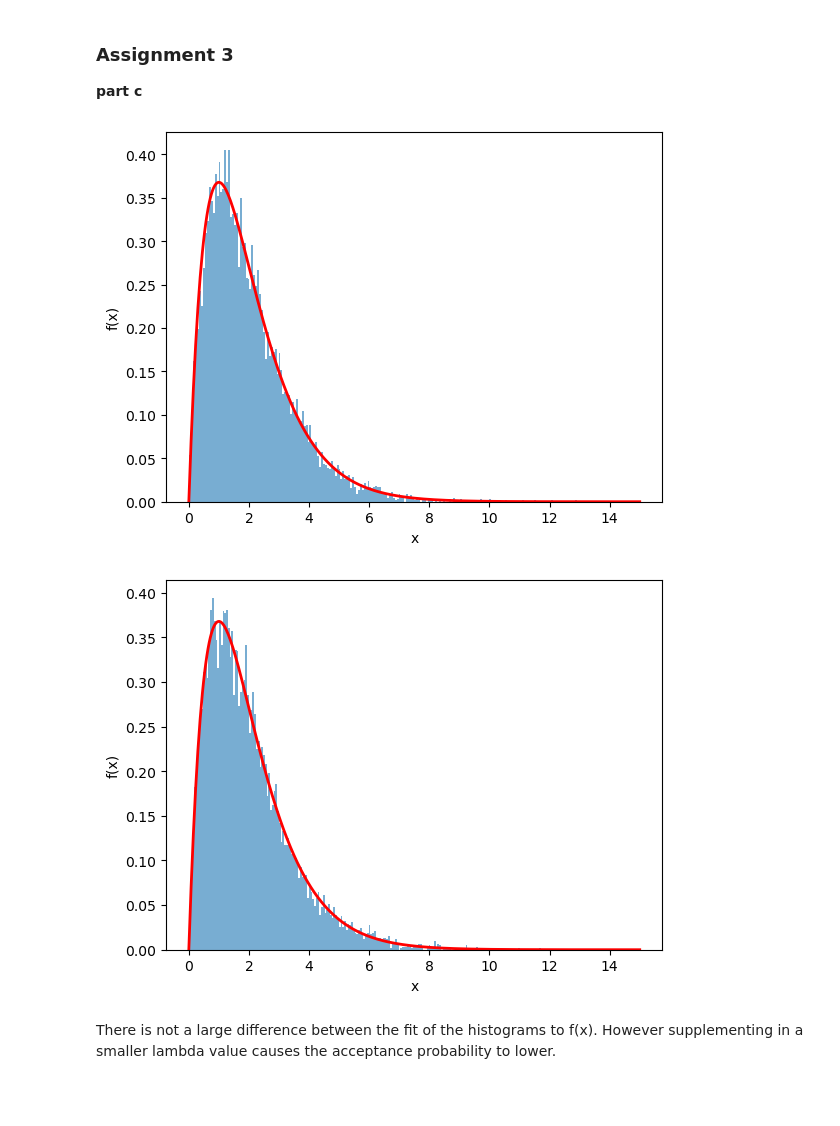
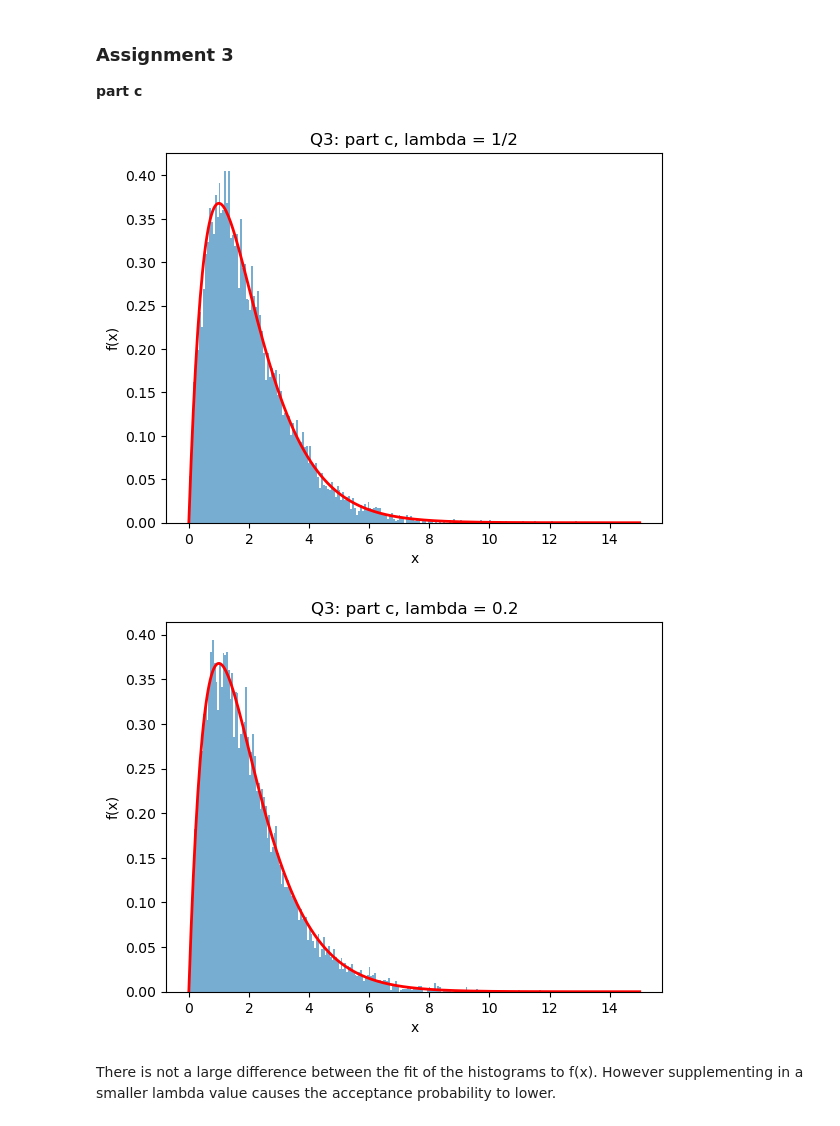
Before and after one commit to filippa-mudsam/Markov2026, a Jupyter notebook: HW2_problem5.ipynb, the cells around one changed output. Saved outputs shown, nothing was run; the diff lists cells and outputs as text; code cells hidden in the pictures; blank space fills up the shorter version.

```diff
--- a/HW2_problem5.ipynb
+++ b/HW2_problem5.ipynb
@@ -15,34 +15,37 @@ def run_accept_reject(lam, c, N, seed=0):
     n_proposed = 0
 
     while n_accepted < N:
         U1 = rng.uniform(0, 1)
         X = -np.log(1 - U1) / lam
         fX = X * np.exp(-X)
         gX = lam * np.exp(-lam * X)
         U2 = rng.uniform(0, 1)
         n_proposed += 1
         if U2 <= fX / (c * gX):
             samples[n_accepted] = X
             n_accepted += 1
 
     return samples, n_accepted/n_proposed
 
 lam = 0.5
 c = 4/np.e
 N = 10**4
 
 samples, acc_frac = run_accept_reject(lam, c, N)
 
 x = np.linspace(0, 15, 400)
 f = x * np.exp(-x)
 
+
+
 plt.hist(samples, bins=200, density=True, alpha=0.6, label='Empirical pdf')
 plt.plot(x, f, 'r-', linewidth=2, label='True Gamma(2,1) density')
 plt.xlabel('x')
 plt.ylabel('f(x)')
+plt.title('Q3: part c, lambda = 1/2')
 plt.show()
 # %% [output]
-[figure, old version]
+[figure, new version]
 # %%
 lam = 0.2
 c = 1/(0.16)*np.e
@@ -57,9 +60,10 @@ plt.hist(samples, bins=200, density=True, alpha=0.6, label='Empirical pdf')
 plt.plot(x, f, 'r-', linewidth=2, label='True Gamma(2,1) density')
 plt.xlabel('x')
 plt.ylabel('f(x)')
+plt.title('Q3: part c, lambda = 0.2')
 plt.show()
 # %% [output]
-[figure, old version]
+[figure, new version]
 # %% [markdown]
 There is not a large difference between the fit of the histograms to f(x). However supplementing in a smaller lambda value causes the acceptance probability to lower.
 # %% [markdown]
```
